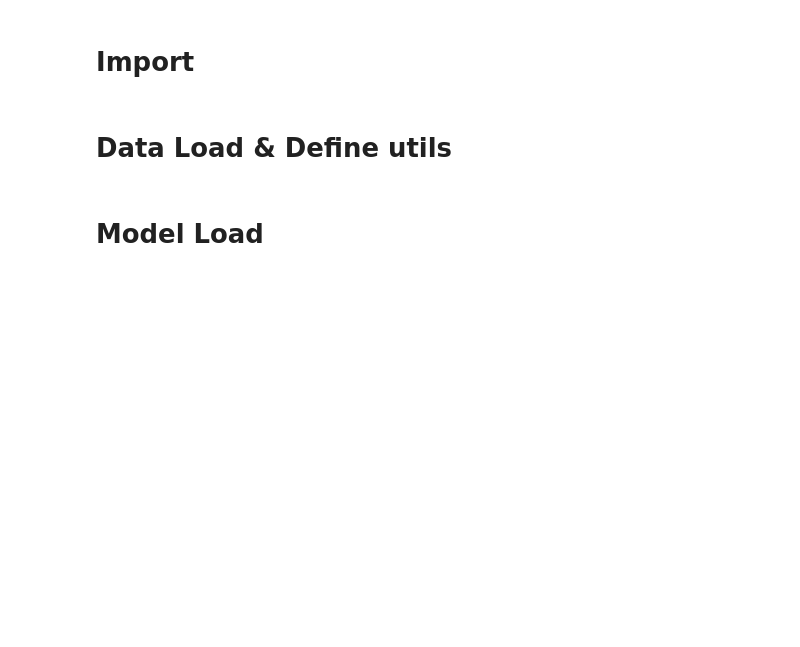
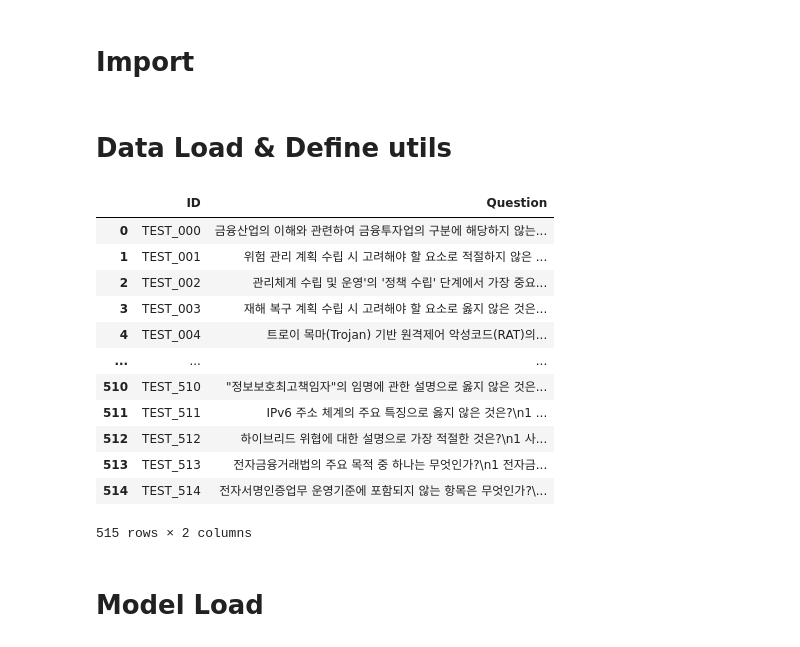
Before and after one commit to fursew05/dacon_llm, a Jupyter notebook: [Baseline]_gemma-ko-7b 기반 금융보안 텍스트 생성 AI 모델.ipynb, the cells around one changed output. Drawn from its saved outputs; the diff is of its cells as text; code cells hidden in the pictures; blank space fills up the shorter version.

```diff
--- a/[Baseline]_gemma-ko-7b 기반 금융보안 텍스트 생성 AI 모델.ipynb
+++ b/[Baseline]_gemma-ko-7b 기반 금융보안 텍스트 생성 AI 모델.ipynb
@@ -13,6 +15,22 @@ from transformers import AutoTokenizer, AutoModelForCausalLM, pipeline
 # Data Load & Define utils
 # %%
 test = pd.read_csv('./test.csv')
+# %%
+test
+# %% [output]
+|  | ID | Question |
+| 0 | TEST_000 | 금융산업의 이해와 관련하여 금융투자업의 구분에 해당하지 않는... |
+| 1 | TEST_001 | 위험 관리 계획 수립 시 고려해야 할 요소로 적절하지 않은 ... |
+| 2 | TEST_002 | 관리체계 수립 및 운영'의 '정책 수립' 단계에서 가장 중요... |
+| 3 | TEST_003 | 재해 복구 계획 수립 시 고려해야 할 요소로 옳지 않은 것은... |
+| 4 | TEST_004 | 트로이 목마(Trojan) 기반 원격제어 악성코드(RAT)의... |
+| ... | ... | ... |
+| 510 | TEST_510 | "정보보호최고책임자"의 임명에 관한 설명으로 옳지 않은 것은... |
+| 511 | TEST_511 | IPv6 주소 체계의 주요 특징으로 옳지 않은 것은?\n1 ... |
+| 512 | TEST_512 | 하이브리드 위협에 대한 설명으로 가장 적절한 것은?\n1 사... |
+| 513 | TEST_513 | 전자금융거래법의 주요 목적 중 하나는 무엇인가?\n1 전자금... |
+| 514 | TEST_514 | 전자서명인증업무 운영기준에 포함되지 않는 항목은 무엇인가?\... |
+515 rows × 2 columns
 # %%
 # 객관식 여부 판단 함수
 def is_multiple_choice(question_text):
```
Also changed, not shown: parts of 3 cells of this notebook, 15 other files.
